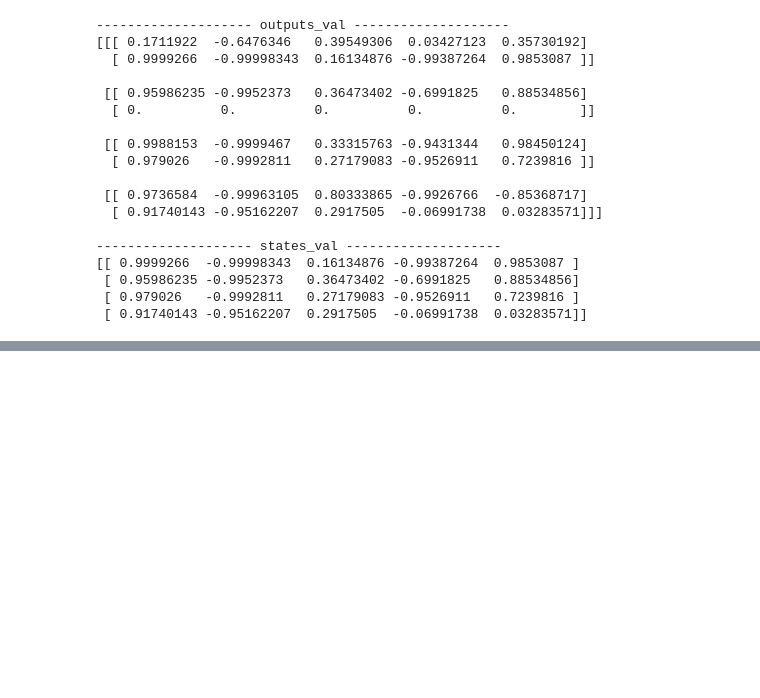
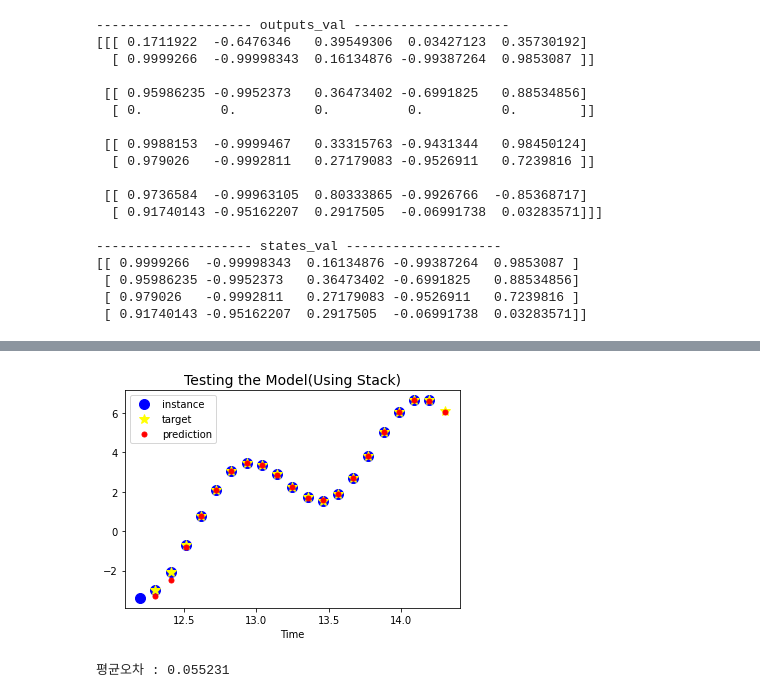
Before and after one commit to sunminky/tensorflow, a Jupyter notebook: Chapter14/Untitled.ipynb, the cells around one changed output, grey strips where cells are left out. Saved outputs shown, nothing was run; the diff lists cells and outputs as text; code cells hidden in the pictures; blank space fills up the shorter version.

```diff
--- a/Chapter14/Untitled.ipynb
+++ b/Chapter14/Untitled.ipynb
@@ -329,0 +687,15 @@ print(states_val) # shape: (4,5) → (샘플 개수, 뉴런 개수), 0벡터가
+# %%
+## 예측 데이터 시각화 ##
+plt.title("Testing the Model(Using Stack)", fontsize=14)
+plt.plot(t_instance[:-1], time_series(t_instance[:-1]), "bo", markersize=10, label="instance")
+plt.plot(t_instance[1:], time_series(t_instance[1:]), "w*", markersize=10, label="target", color='yellow')
+plt.plot(t_instance[1:], y_pred[0,:,0], "r.", markersize=10, label="prediction")
+plt.legend(loc="upper left")
+plt.xlabel("Time")
+
+plt.show()
+
+print(f"평균오차 : {np.mean(np.abs(y_pred[0,:,0] - time_series(t_instance[1:]))):.6f}")
+# %% [output]
+[figure, added]
+평균오차 : 0.055231
```
Also changed, not shown: parts of 20 cells of this notebook, 5 other files.
